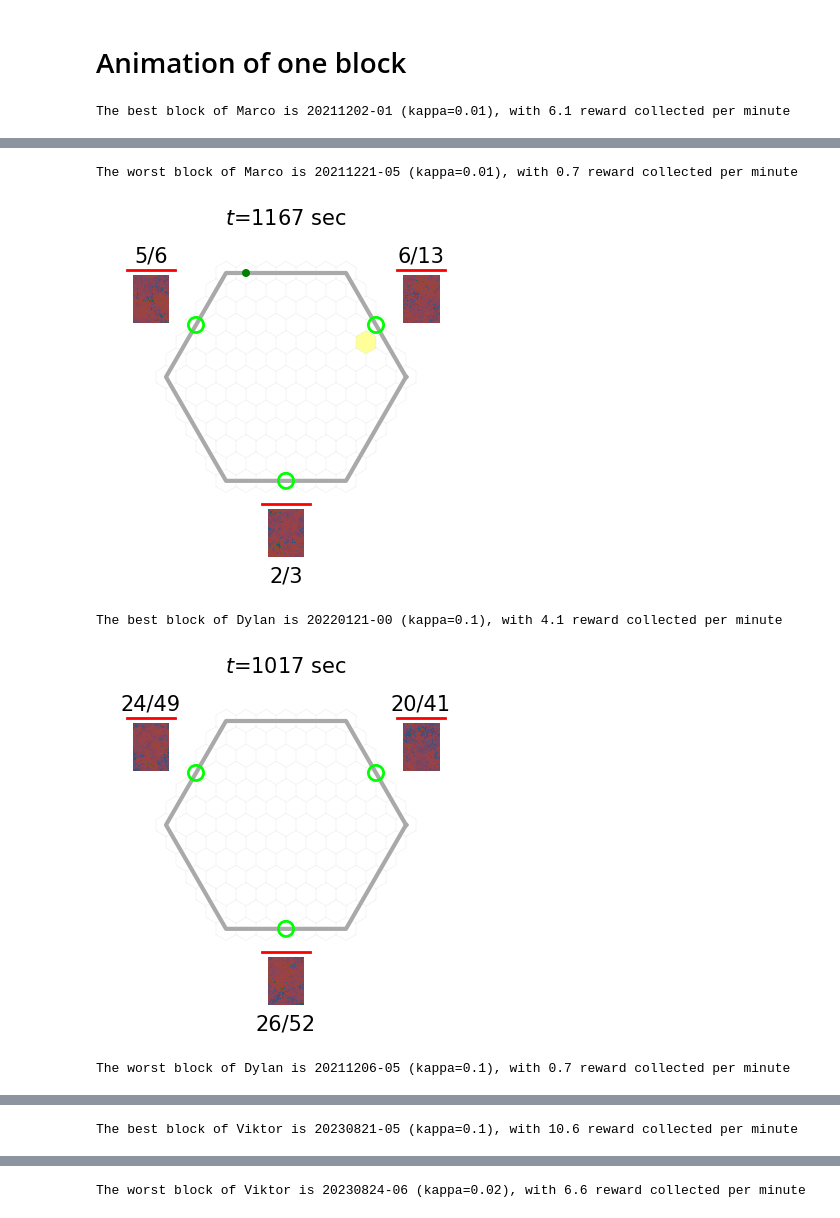
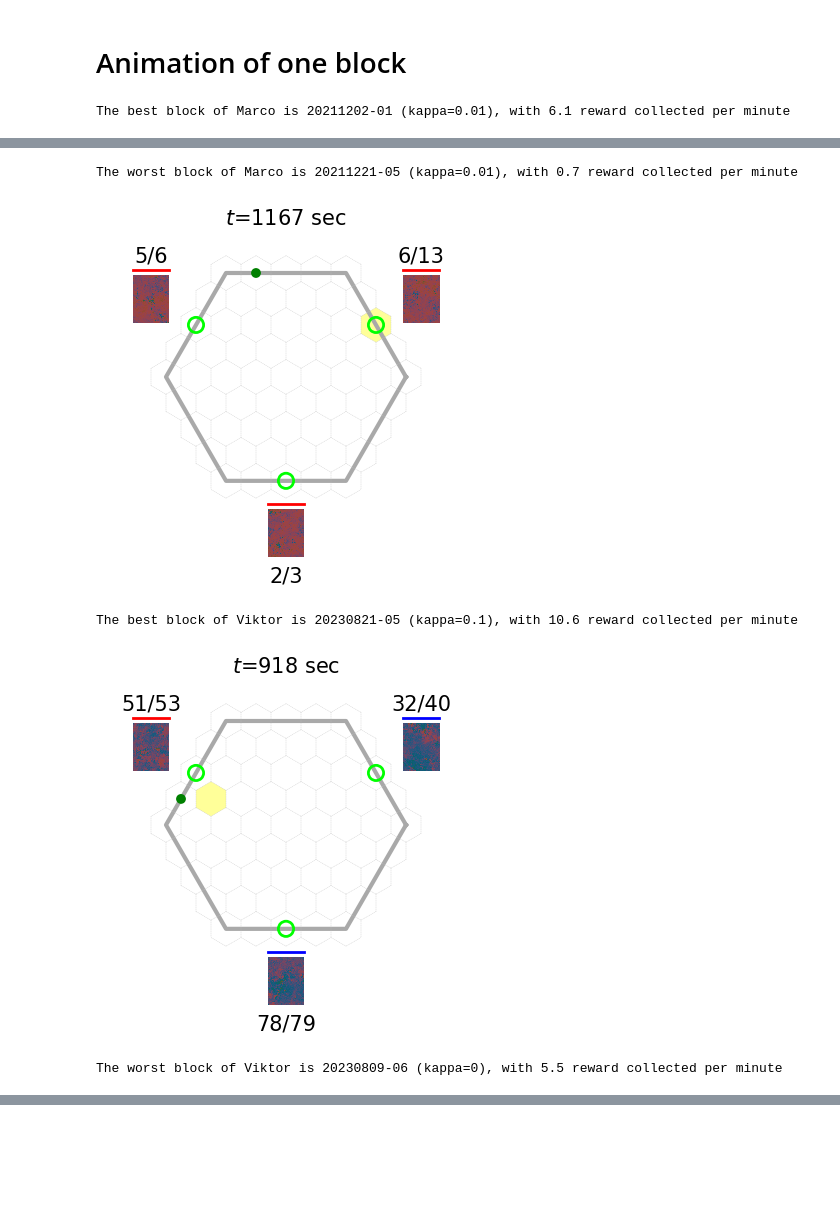
Before and after one commit to XaqLab/hex-arena, a Jupyter notebook: data-overview.ipynb, the cells around one changed output, grey strips where cells are left out. Saved outputs shown, nothing was run; the diff lists cells and outputs as text; code cells hidden in the pictures; blank space fills up the shorter version.

```diff
--- a/data-overview.ipynb
+++ b/data-overview.ipynb
@@ -83,19 +82,2 @@ fig.savefig(FIG_DIR/'overview_occupancy.svg')
 # %% [markdown]
 ## Push rates sorted by box quality
-# %%
-fig, ax = plt.subplots()
-taus = {
-    'marco': [35, 21, 15], 'dylan': [35, 21, 15], 'viktor': [21, 14, 7],
-}
-lines, legends = [], []
-for subject in summaries:
-    push_rates = summaries[subject]['pushes']/summaries[subject]['num_steps']/env.dt*60
-    line, = ax.plot(60/np.array(taus[subject]), push_rates, marker='s')
-    lines.append(line)
-    legends.append(subject.capitalize())
-ax.legend(lines, legends)
-ax.set_xlim([0, None])
-ax.set_xlabel(r'Box quality 1/$\tau$ (min$^{-1}$)')
-ax.set_ylim([0, None])
-ax.set_ylabel(r'Push rate (min$^{-1}$)')
-fig.savefig(FIG_DIR/'overview_matching.svg')
@@ -104,17 +255,13 @@ fig.savefig(FIG_DIR/'overview_matching.svg')
 # %% [markdown]
 # Animation of one block
 # %%
-from hexarena.utils import get_valid_blocks
+subjects = ['marco', 'viktor']
 
-for subject in kappas:
-    # gather block information and sort them by performance
-    block_infos = get_valid_blocks(subject)
-    block_ids = []
-    for kappa in kappas[subject]:
-        block_ids += get_block_ids(subject, kappa, min_pos_ratio=0.05, min_gaze_ratio=0)
-    reward_rates = []
-    for block_id in block_ids:
-        block_info = block_infos[block_id]
+for subject in subjects:
+    block_infos = get_valid_blocks(subject, min_pos_ratio=0.5, min_gaze_ratio=0.1)
+    block_ids, reward_rates = [], []
+    for block_id, block_info in block_infos.items():
+        block_ids.append(block_id)
         reward_rates.append(block_info['reward']/block_info['duration'])
     block_ids, reward_rates = zip(*sorted(zip(block_ids, reward_rates), key=lambda x: x[1]))
 
@@ -141,5 +288,5 @@ The best block of Marco is 20211202-01 (kappa=0.01), with 6.1 reward collected p
 The worst block of Marco is 20211221-05 (kappa=0.01), with 0.7 reward collected per minute
-[figure, old version]
+[figure, new version]
-The best block of Dylan is 20220121-00 (kappa=0.1), with 4.1 reward collected per minute
+The best block of Viktor is 20230821-05 (kappa=0.1), with 10.6 reward collected per minute
-[figure, old version]
+[figure, new version]
-The worst block of Dylan is 20211206-05 (kappa=0.1), with 0.7 reward collected per minute
+The worst block of Viktor is 20230809-06 (kappa=0), with 5.5 reward collected per minute
@@ -147 +293,0 @@ The worst block of Dylan is 20211206-05 (kappa=0.1), with 0.7 reward collected p
-The best block of Viktor is 20230821-05 (kappa=0.1), with 10.6 reward collected per minute
@@ -149 +293,0 @@ The best block of Viktor is 20230821-05 (kappa=0.1), with 10.6 reward collected
-The worst block of Viktor is 20230824-06 (kappa=0.02), with 6.6 reward collected per minute
```
Also changed, not shown: parts of 13 cells of this notebook, 2 other files.
